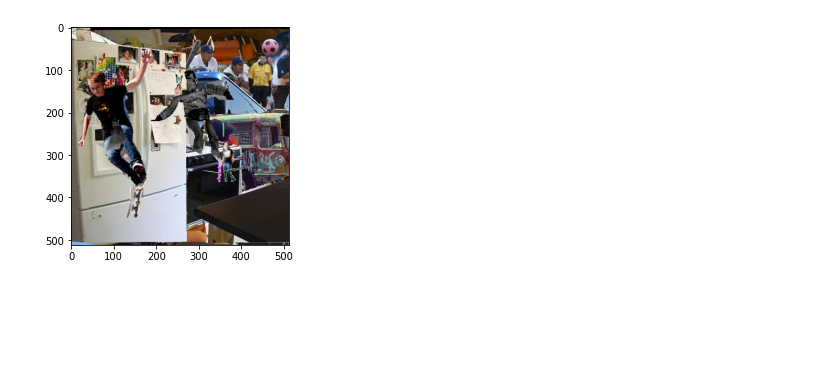
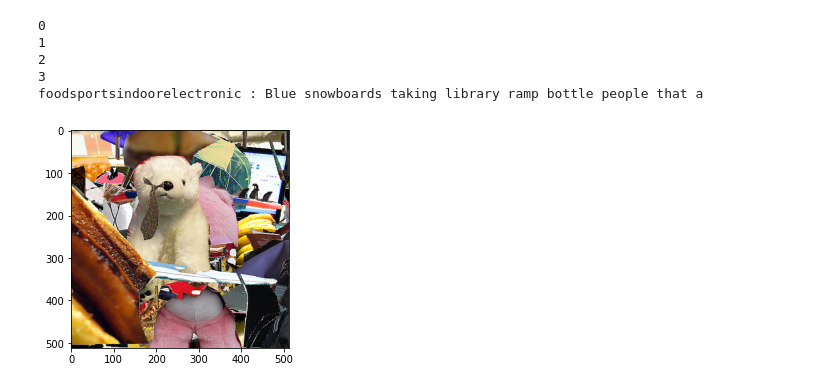
Before and after one commit to carlmoore256/back-of-the-router, a Jupyter notebook: generate_interactive_2.ipynb, the cells around one changed output. Cells and saved outputs as stored; diff of their text form; code cells hidden in the pictures; blank space fills up the shorter version.

```diff
--- a/generate_interactive_2.ipynb
+++ b/generate_interactive_2.ipynb
@@ -170,6 +51,0 @@ OBJ SHAPE (512, 512, 1) COMP SHAPE (512, 512, 1)
-# %%
-import matplotlib.pyplot as plt
-plt.imshow(composite)
-plt.show()
-# %% [output]
-[figure, removed]
@@ -190,0 +52,15 @@ def mask_add_composite(source, mask, composite):
+# %%
+_, description = generate_zipf_description(metadata, sentence_len=random.randint(3, 14))
+name = generate_name(metadata["category_percentage"])
+print(f'{name} : {description}')
+# %% [output]
+0
+1
+2
+3
+foodsportsindoorelectronic : Blue snowboards taking library ramp bottle people that a
+# %%
+image = sharpen_image(image)
+imshow(image)
+# %% [output]
+[figure, added]
```
Also changed, not shown: parts of 18 cells of this notebook, 5 other files.
